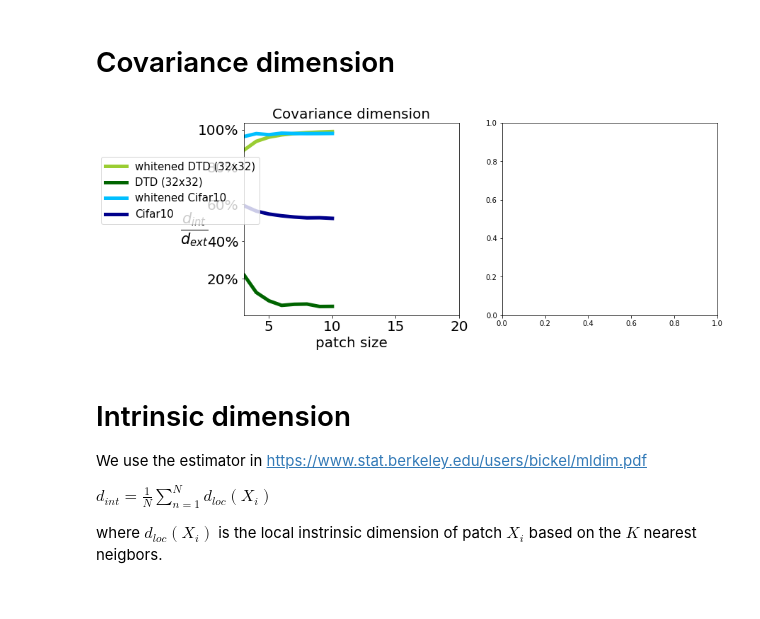
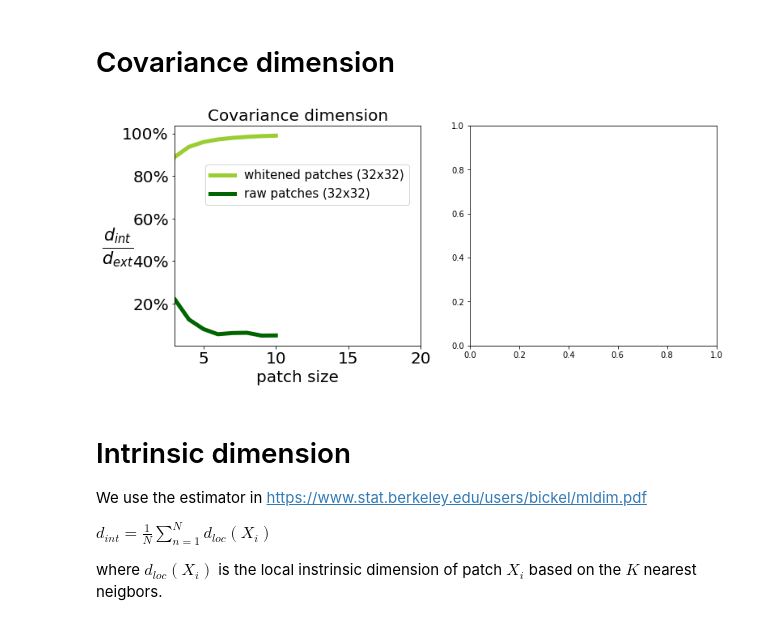
Before and after one commit to TheInfamousWayne/patches, a Jupyter notebook: PatchesAnalysis.ipynb, the cells around one changed output. Saved outputs shown, nothing was run; the diff lists cells and outputs as text; code cells hidden in the pictures; blank space fills up the shorter version.

```diff
--- a/PatchesAnalysis.ipynb
+++ b/PatchesAnalysis.ipynb
@@ -320,38 +320,38 @@ thresh = 0.001
 colors = [ 'darkgreen', 'yellowgreen','darkblue', 'deepskyblue']
 # computing intrinc dims
 cifar10_all_dims = np.array([ pa.cov_dimension(cifar10_eigvals[i], thresh) for i in range(len(patch_sizes))])
 imagenet32_all_dims = np.array([ pa.cov_dimension(imagenet32_eigvals[i], thresh) for i in range(len(patch_sizes))])
 
 #cifar10_all_dims_t_min = np.array([ pa.cov_dimension(cifar10_eigvals[i], 0.05) for i in range(len(patch_sizes))])
 #imagenet32_all_dims_t_min = np.array([ pa.cov_dimension(imagenet32_eigvals[i], 0.01) for i in range(len(patch_sizes))])
 
 #cifar10_all_dims_t_max = np.array([ pa.cov_dimension(cifar10_eigvals[i], 0.05) for i in range(len(patch_sizes))])
 #imagenet32_all_dims_t_max = np.array([ pa.cov_dimension(imagenet32_eigvals[i], 0.1) for i in range(len(patch_sizes))])
 
 
 # plot
 
-ax[0].plot(np.array(patch_sizes),imagenet32_all_dims[:,whitened_idx],linewidth = linewidth, color = colors[1],label = 'whitened DTD (32x32)',)
-ax[0].plot(np.array(patch_sizes),imagenet32_all_dims[:,raw_idx], linewidth = linewidth , color = colors[0], label = 'DTD (32x32)',)
+ax[0].plot(np.array(patch_sizes),imagenet32_all_dims[:,whitened_idx],linewidth = linewidth, color = colors[1],label = 'whitened patches (32x32)',)
+ax[0].plot(np.array(patch_sizes),imagenet32_all_dims[:,raw_idx], linewidth = linewidth , color = colors[0], label = 'raw patches (32x32)',)
 
 #ax[1].plot(np.array(patch_sizes),imagenet32_all_dims_t_min[:,whitened_idx],label = str(patch_sizes[i]), linewidth = linewidth, color = colors[1], linestyle='--' )
 #ax[1].plot(np.array(patch_sizes),imagenet32_all_dims_t_max[:,whitened_idx],label = str(patch_sizes[i]), linewidth = linewidth, color = colors[1], linestyle='-.')
 
-ax[0].plot(np.array(patch_sizes),cifar10_all_dims[:,whitened_idx], linewidth = linewidth, color = colors[3],label = 'whitened Cifar10',)
-ax[0].plot(np.array(patch_sizes),cifar10_all_dims[:,raw_idx],linewidth = linewidth , color = colors[2],label = 'Cifar10')
+# ax[0].plot(np.array(patch_sizes),cifar10_all_dims[:,whitened_idx], linewidth = linewidth, color = colors[3],label = 'whitened Cifar10',)
+# ax[0].plot(np.array(patch_sizes),cifar10_all_dims[:,raw_idx],linewidth = linewidth , color = colors[2],label = 'Cifar10')
 
 format_ax(ax[0],xlabel='patch size', ylabel= '$\\frac{d_{int}}{d_{ext}}$', title = 'Covariance dimension', labelsize=20, x_ticks_format=None )
 #format_ax(ax[1],xlabel='patch size', ylabel= '', title = 'Whitened patches', labelsize=20, x_ticks_format=None)
 ax[0].set_xlim([3,20])
 #ax.set_ylim([0,1.])
 #ax[1].set_xlim([3,20])
 ax[0].yaxis.set_label_coords(-0.23, 0.42)
 ax[0].yaxis.set_label_coords(-0.23, 0.35)
 #ax.legend(bbox_to_anchor=(1.4, 1.),frameon=False)
 ax[0].legend(fontsize = 15, bbox_to_anchor=(.10, .85))
 save('cov_intrinsic_dims')
 # %% [output]
-[figure, old version]
+[figure, new version]
 # %% [markdown]
 # Intrinsic dimension
 We use the estimator in https://www.stat.berkeley.edu/users/bickel/mldim.pdf
```
Also changed, not shown: 10 other files.
